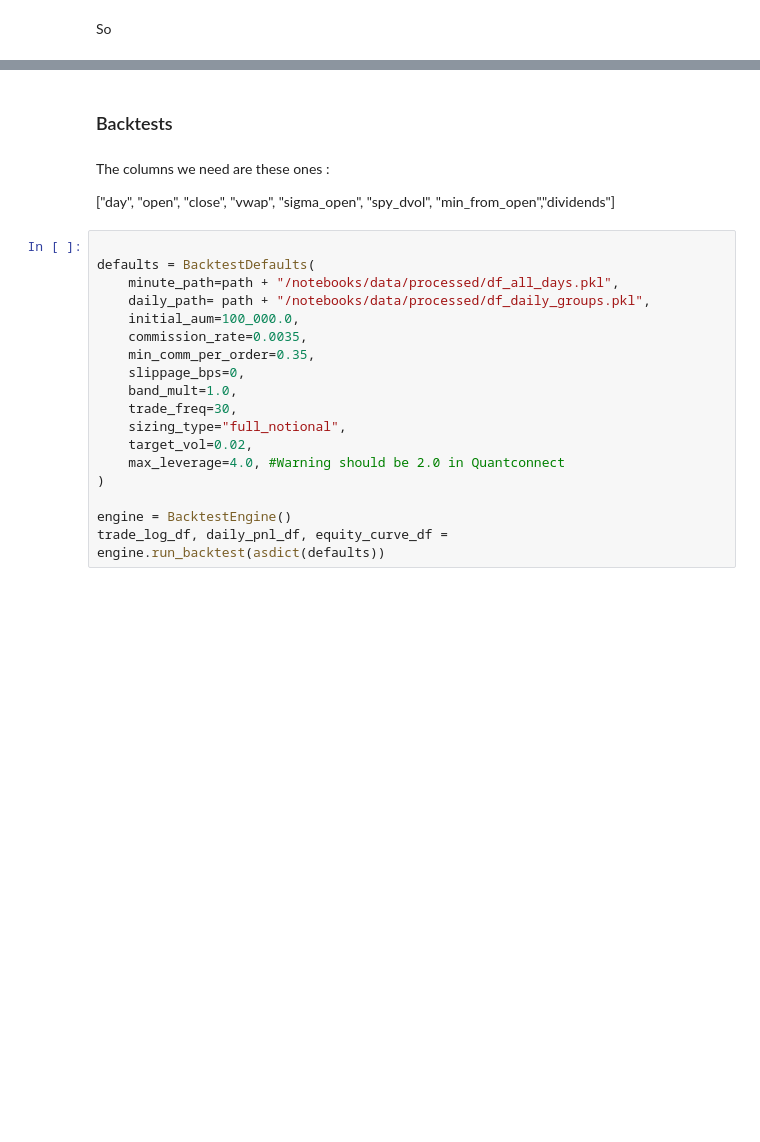
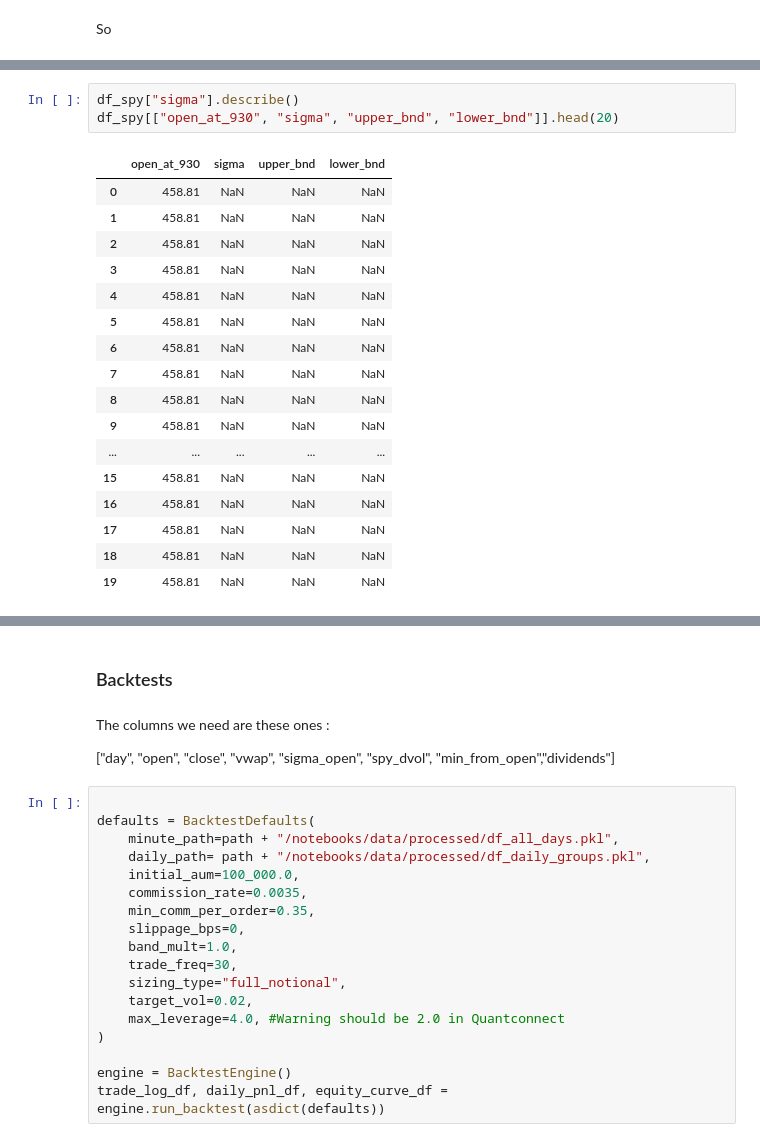
Before and after one commit to blackswan-quants/intraday-momentum, a Jupyter notebook: notebooks/Bug_and_correction.ipynb, the cells around one changed output, grey strips where cells are left out. Cells and saved outputs as stored; diff of their text form; blank space fills up the shorter version.

```diff
--- a/notebooks/Bug_and_correction.ipynb
+++ b/notebooks/Bug_and_correction.ipynb
@@ -162,0 +285,21 @@ print(df_spy.tail())
+# %%
+df_spy["sigma"].describe()
+df_spy[["open_at_930", "sigma", "upper_bnd", "lower_bnd"]].head(20)
+# %% [output]
+|  | open_at_930 | sigma | upper_bnd | lower_bnd |
+| 0 | 458.81 | NaN | NaN | NaN |
+| 1 | 458.81 | NaN | NaN | NaN |
+| 2 | 458.81 | NaN | NaN | NaN |
+| 3 | 458.81 | NaN | NaN | NaN |
+| 4 | 458.81 | NaN | NaN | NaN |
+| 5 | 458.81 | NaN | NaN | NaN |
+| 6 | 458.81 | NaN | NaN | NaN |
+| 7 | 458.81 | NaN | NaN | NaN |
+| 8 | 458.81 | NaN | NaN | NaN |
+| 9 | 458.81 | NaN | NaN | NaN |
+| ... | ... | ... | ... | ... |
+| 15 | 458.81 | NaN | NaN | NaN |
+| 16 | 458.81 | NaN | NaN | NaN |
+| 17 | 458.81 | NaN | NaN | NaN |
+| 18 | 458.81 | NaN | NaN | NaN |
+| 19 | 458.81 | NaN | NaN | NaN |
```
Also changed, not shown: parts of 9 cells of this notebook, 2 other files.
